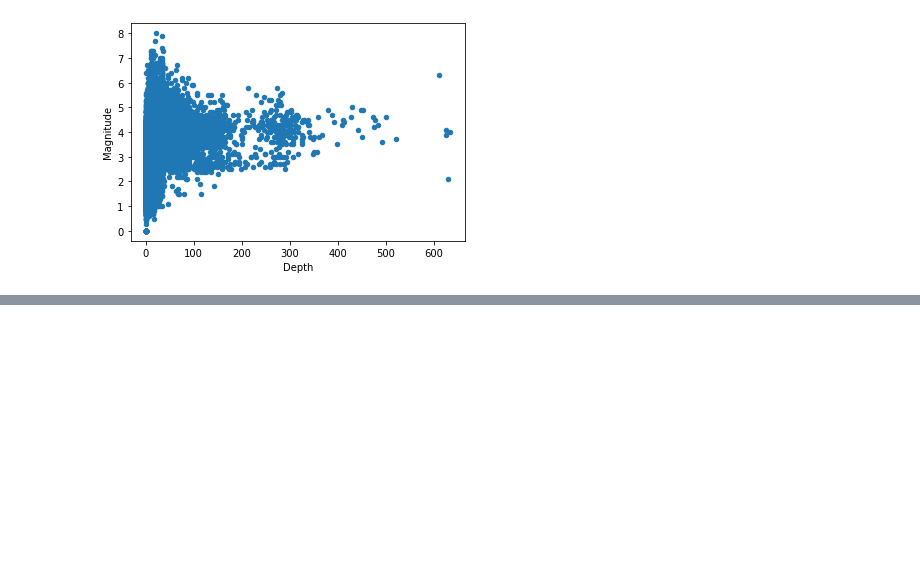
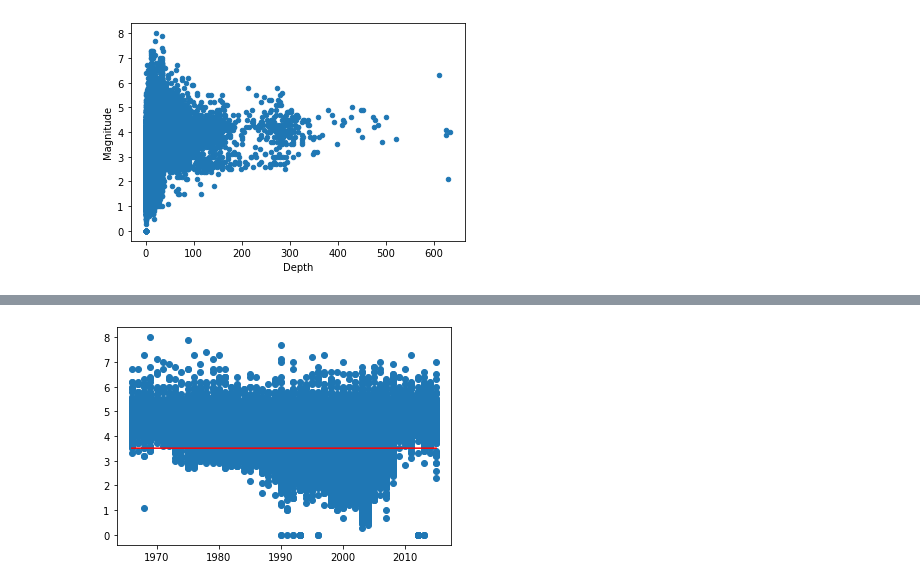
Before and after one commit to pritindra/FFS_seismic, a Jupyter notebook: sim.ipynb, the cells around one changed output, grey strips where cells are left out. Drawn from its saved outputs; the diff is of its cells as text; code cells hidden in the pictures; blank space fills up the shorter version.

Commit message:
mean

```diff
--- a/sim.ipynb
+++ b/sim.ipynb
@@ -24,0 +41,11 @@ df.plot(x='Depth', y='Magnitude', kind='scatter')
+# %%
+x = df['year']
+y = df['Magnitude']
+y_mean = [np.mean(y)]*len(x)
+
+fig, ax = plt.subplots()
+data = ax.scatter(x,y)
+mean_line = ax.plot(x,y_mean, label = 'Mean line', color="red")
+plt.show()
+# %% [output]
+[figure, added]
```
Also changed, not shown: parts of 3 cells of this notebook.
